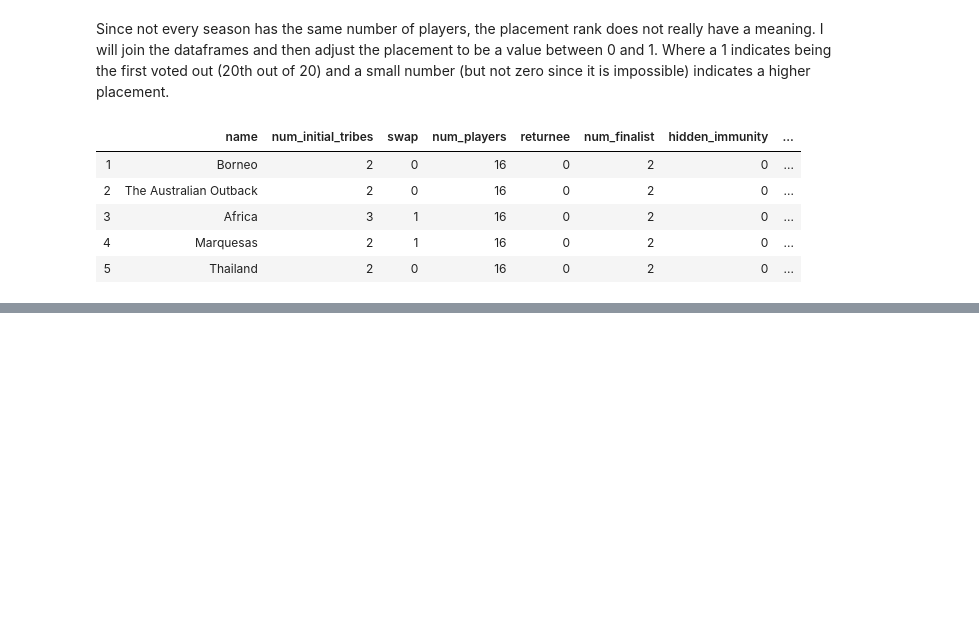
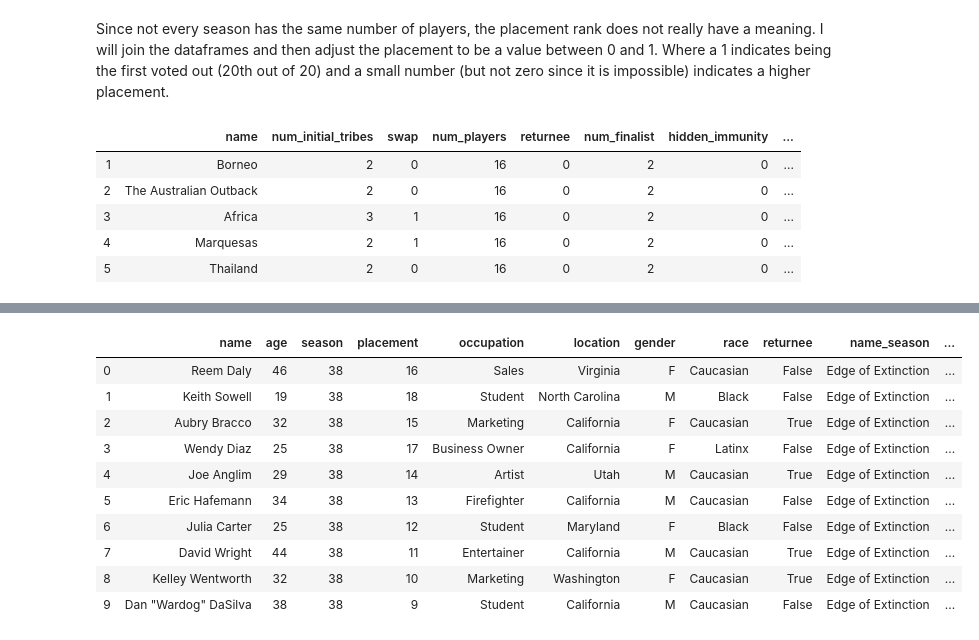
Before and after one commit to kayschulz/survivor_analysis, a Jupyter notebook: exploratory_analysis.ipynb, the cells around one changed output, grey strips where cells are left out. Cells and saved outputs as stored; diff of their text form; code cells hidden in the pictures; blank space fills up the shorter version.

```diff
--- a/exploratory_analysis.ipynb
+++ b/exploratory_analysis.ipynb
@@ -432,0 +450,15 @@ players_with_season = players.join(seasons, on='season', rsuffix='_season')
+# %%
+players_with_season['adjusted_placement'] = players_with_season['placement'] / players_with_season['num_players']
+players_with_season.head(10)
+# %% [output]
+|  | name | age | season | placement | occupation | location | gender | race | returnee | name_season | ... |
+| 0 | Reem Daly | 46 | 38 | 16 | Sales | Virginia | F | Caucasian | False | Edge of Extinction | ... |
+| 1 | Keith Sowell | 19 | 38 | 18 | Student | North Carolina | M | Black | False | Edge of Extinction | ... |
+| 2 | Aubry Bracco | 32 | 38 | 15 | Marketing | California | F | Caucasian | True | Edge of Extinction | ... |
+| 3 | Wendy Diaz | 25 | 38 | 17 | Business Owner | California | F | Latinx | False | Edge of Extinction | ... |
+| 4 | Joe Anglim | 29 | 38 | 14 | Artist | Utah | M | Caucasian | True | Edge of Extinction | ... |
+| 5 | Eric Hafemann | 34 | 38 | 13 | Firefighter | California | M | Caucasian | False | Edge of Extinction | ... |
+| 6 | Julia Carter | 25 | 38 | 12 | Student | Maryland | F | Black | False | Edge of Extinction | ... |
+| 7 | David Wright | 44 | 38 | 11 | Entertainer | California | M | Caucasian | True | Edge of Extinction | ... |
+| 8 | Kelley Wentworth | 32 | 38 | 10 | Marketing | Washington | F | Caucasian | True | Edge of Extinction | ... |
+| 9 | Dan "Wardog" DaSilva | 38 | 38 | 9 | Student | California | M | Caucasian | False | Edge of Extinction | ... |
```
Also changed, not shown: parts of 15 cells of this notebook.
